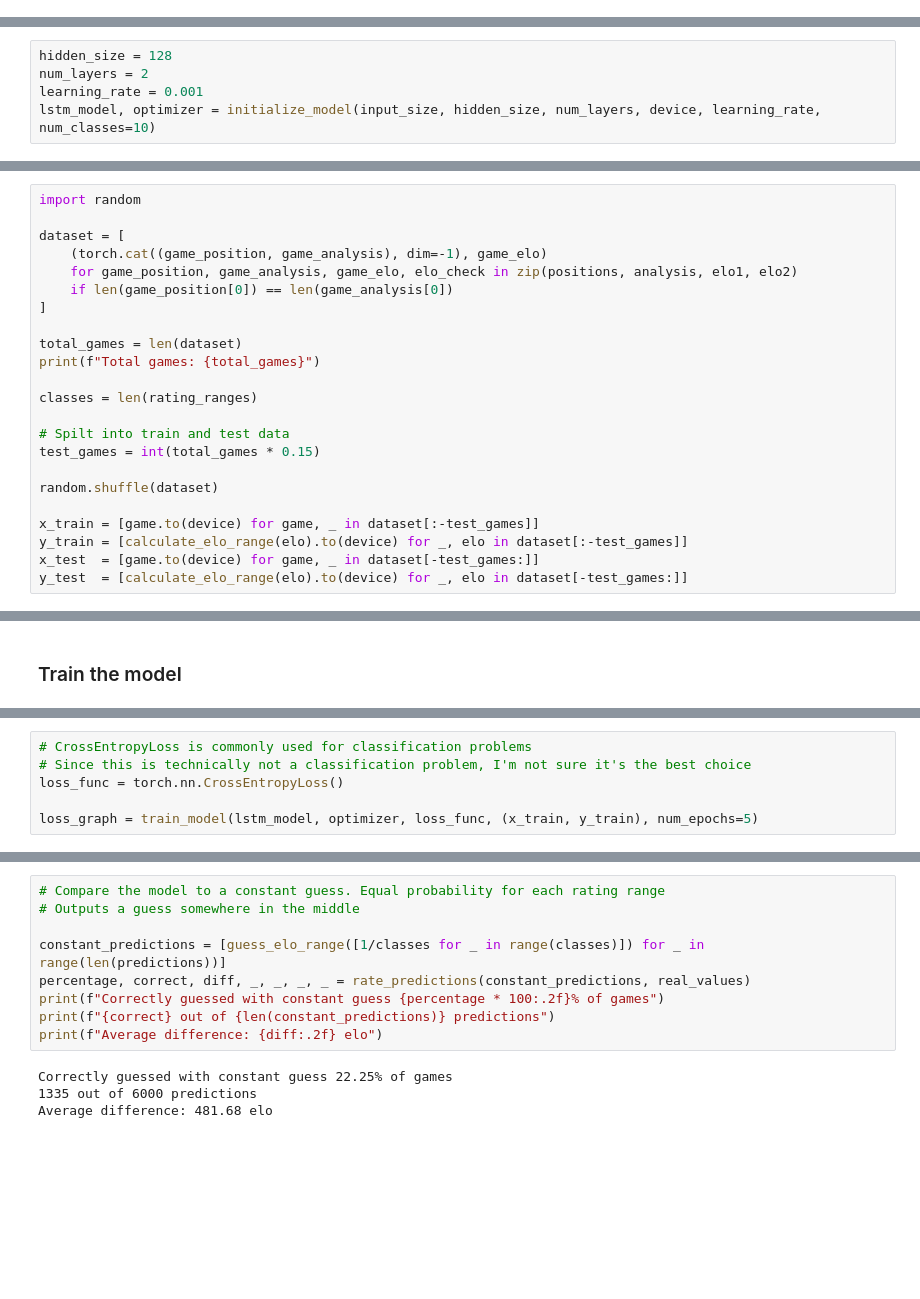
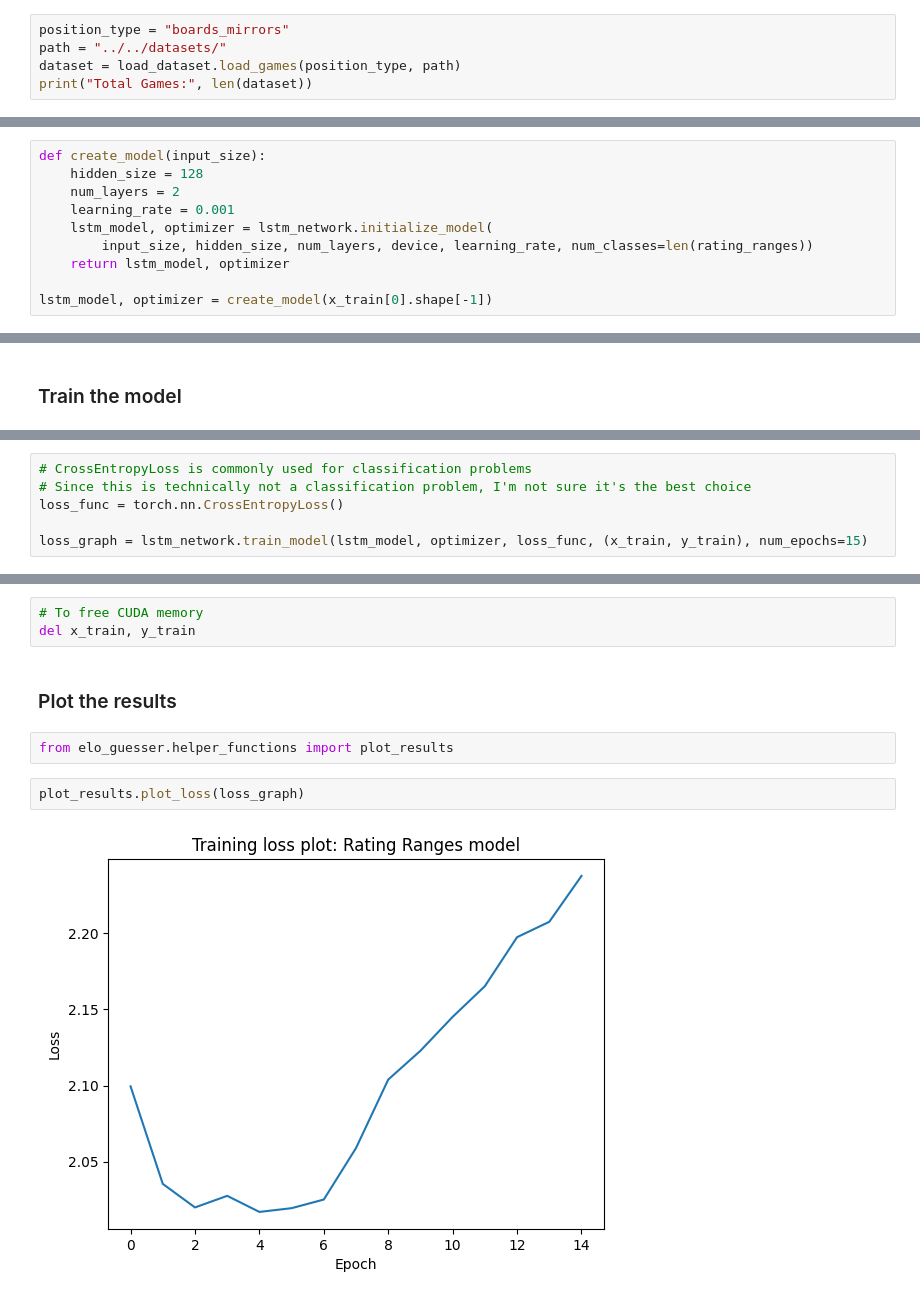
Before and after one commit to HliasOuzounis/Ai-Guess-the-elo, a Jupyter notebook: models/rating_ranges/lstm_train_rating_ranges.ipynb, the cells around one changed output, grey strips where cells are left out. Cells and saved outputs as stored; diff of their text form; blank space fills up the shorter version.

```diff
--- a/models/rating_ranges/lstm_train_rating_ranges.ipynb
+++ b/models/rating_ranges/lstm_train_rating_ranges.ipynb
@@ -48,0 +24,5 @@ Input size: 82
+# %%
+position_type = "boards_mirrors"
+path = "../../datasets/"
+dataset = load_dataset.load_games(position_type, path)
+print("Total Games:", len(dataset))
@@ -66,5 +51,10 @@ Using GPU: NVIDIA GeForce MX230
 # %%
-hidden_size = 128
-num_layers = 2
-learning_rate = 0.001
-lstm_model, optimizer = initialize_model(input_size, hidden_size, num_layers, device, learning_rate, num_classes=10)
+def create_model(input_size):
+    hidden_size = 128
+    num_layers = 2
+    learning_rate = 0.001
+    lstm_model, optimizer = lstm_network.initialize_model(
+        input_size, hidden_size, num_layers, device, learning_rate, num_classes=len(rating_ranges))
+    return lstm_model, optimizer
+
+lstm_model, optimizer = create_model(x_train[0].shape[-1])
@@ -100,23 +60,0 @@ def guess_elo_range(elo_range):
-# %%
-import random
-
-dataset = [
-    (torch.cat((game_position, game_analysis), dim=-1), game_elo)
-    for game_position, game_analysis, game_elo, elo_check in zip(positions, analysis, elo1, elo2)
-    if len(game_position[0]) == len(game_analysis[0])
-]
-
-total_games = len(dataset)
-print(f"Total games: {total_games}")
-
-classes = len(rating_ranges)
-
-# Spilt into train and test data
-test_games = int(total_games * 0.15)
-
-random.shuffle(dataset)
-
-x_train = [game.to(device) for game, _ in dataset[:-test_games]]
-y_train = [calculate_elo_range(elo).to(device) for _, elo in dataset[:-test_games]]
-x_test  = [game.to(device) for game, _ in dataset[-test_games:]]
-y_test  = [calculate_elo_range(elo).to(device) for _, elo in dataset[-test_games:]]
@@ -131,5 +65,5 @@ from lstm_network import train_model
 # Since this is technically not a classification problem, I'm not sure it's the best choice
 loss_func = torch.nn.CrossEntropyLoss()
 
-loss_graph = train_model(lstm_model, optimizer, loss_func, (x_train, y_train), num_epochs=5)
+loss_graph = lstm_network.train_model(lstm_model, optimizer, loss_func, (x_train, y_train), num_epochs=15)
 # %% [output]
@@ -281,13 +80,11 @@ Average difference: 492.34 elo
-# %%
-# Compare the model to a constant guess. Equal probability for each rating range
-# Outputs a guess somewhere in the middle
-
-constant_predictions = [guess_elo_range([1/classes for _ in range(classes)]) for _ in range(len(predictions))]
-percentage, correct, diff, _, _, _, _ = rate_predictions(constant_predictions, real_values)
-print(f"Correctly guessed with constant guess {percentage * 100:.2f}% of games")
-print(f"{correct} out of {len(constant_predictions)} predictions")
-print(f"Average difference: {diff:.2f} elo")
-# %% [output]
-Correctly guessed with constant guess 22.25% of games
-1335 out of 6000 predictions
-Average difference: 481.68 elo
+# %%
+# To free CUDA memory
+del x_train, y_train
+# %% [markdown]
+### Plot the results
+# %%
+from elo_guesser.helper_functions import plot_results
+# %%
+plot_results.plot_loss(loss_graph)
+# %% [output]
+[figure, added]
```
Also changed, not shown: parts of 28 cells of this notebook, 5 other files.
